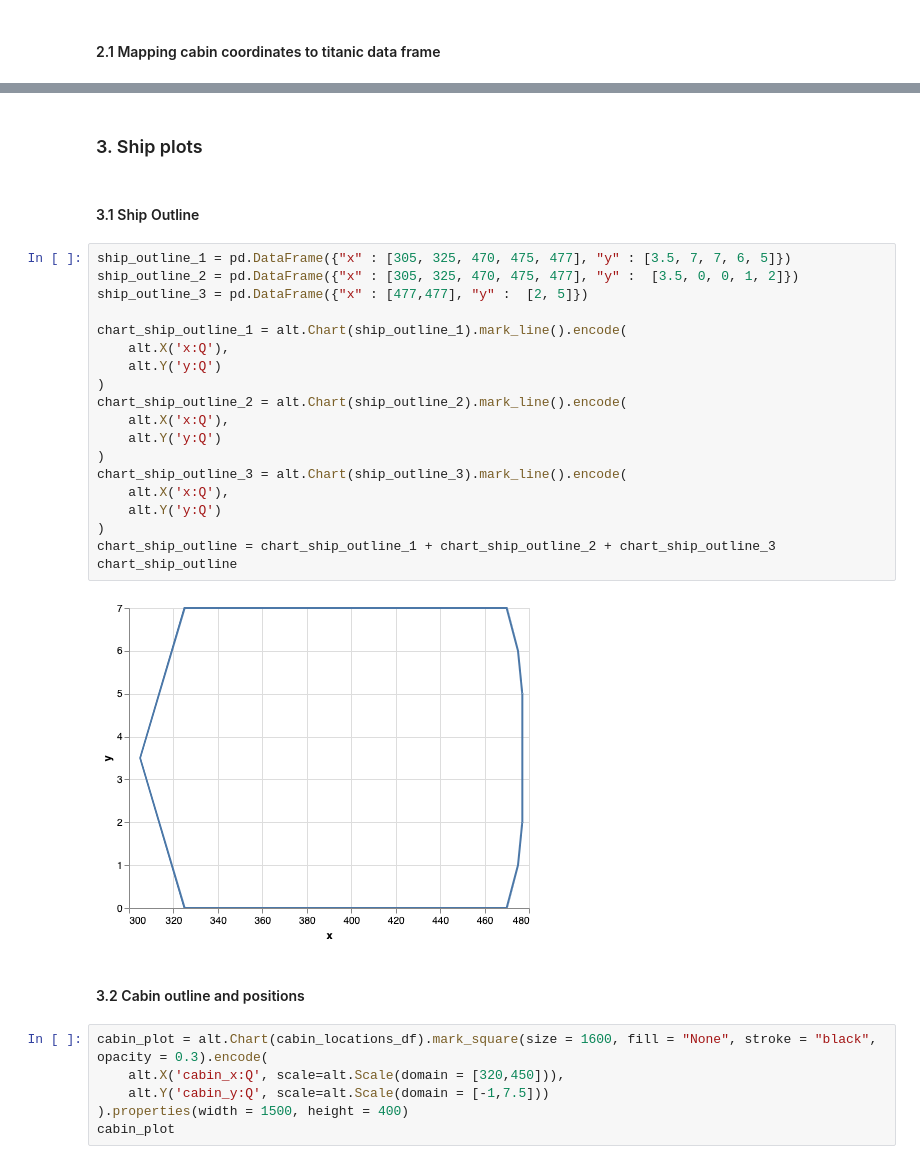
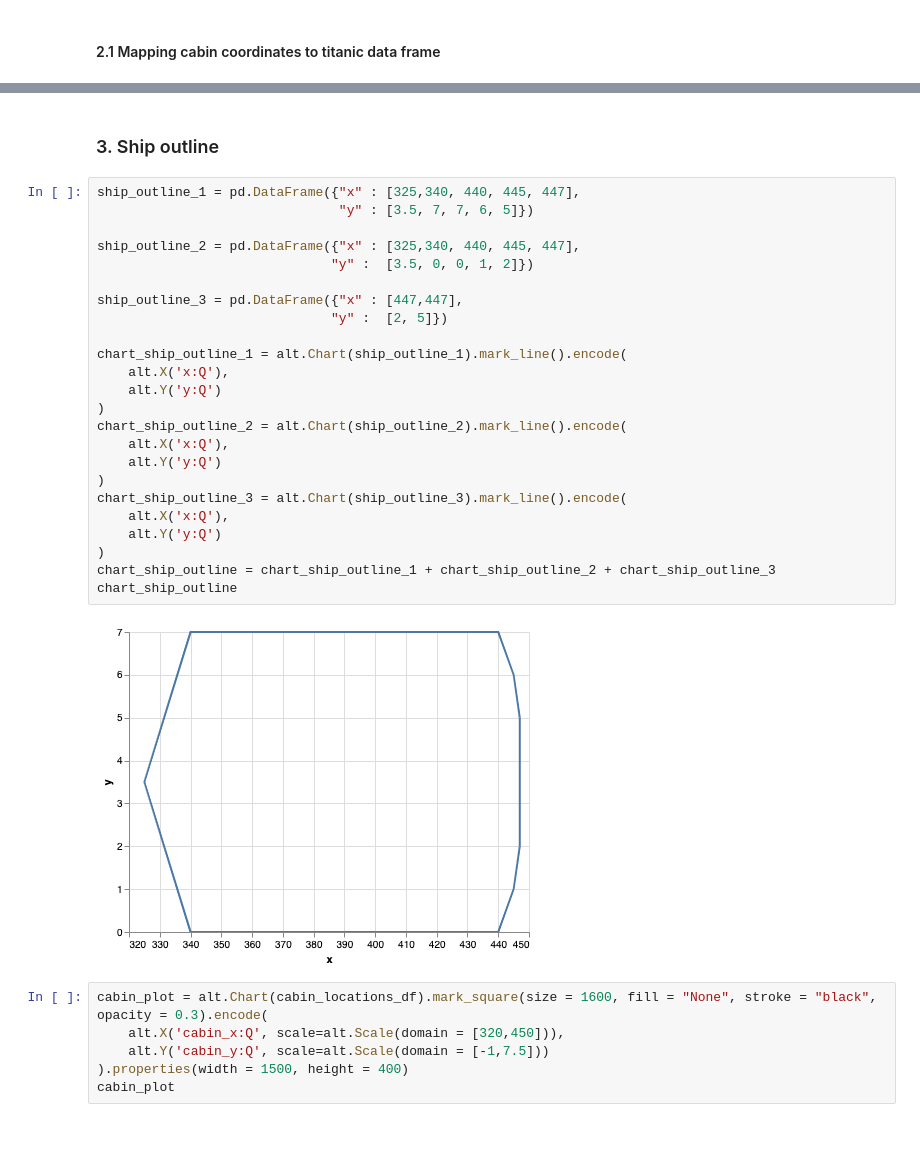
Before and after one commit to UBC-MDS/DSCI_532_GROUP_109, a Jupyter notebook: src/titanic_viz.ipynb, the cells around one changed output, grey strips where cells are left out. Drawn from its saved outputs; the diff is of its cells as text; blank space fills up the shorter version.

```diff
--- a/src/titanic_viz.ipynb
+++ b/src/titanic_viz.ipynb
@@ -132,32 +118,33 @@ titanic_passengers_by_cabin.reset_index("name")
 | A7 | Smith, Mr. James Clinch | 1 | 0 | male | 56 | 0 | 0 | 17764 | 30.6958 | C | None | ... |
 | A9 | Chevre, Mr. Paul Romaine | 1 | 1 | male | 45 | 0 | 0 | PC 17594 | 29.7 | C | 7 | ... |
 # %% [markdown]
-### 3. Ship plots
+### 3. Ship outline
-# %% [markdown]
-#### 3.1 Ship Outline
 # %%
-ship_outline_1 = pd.DataFrame({"x" : [305, 325, 470, 475, 477], "y" : [3.5, 7, 7, 6, 5]})
-ship_outline_2 = pd.DataFrame({"x" : [305, 325, 470, 475, 477], "y" :  [3.5, 0, 0, 1, 2]})
-ship_outline_3 = pd.DataFrame({"x" : [477,477], "y" :  [2, 5]})
+ship_outline_1 = pd.DataFrame({"x" : [325,340, 440, 445, 447],
+                               "y" : [3.5, 7, 7, 6, 5]})
+
+ship_outline_2 = pd.DataFrame({"x" : [325,340, 440, 445, 447],
+                              "y" :  [3.5, 0, 0, 1, 2]})
+
+ship_outline_3 = pd.DataFrame({"x" : [447,447],
+                              "y" :  [2, 5]})
 
 chart_ship_outline_1 = alt.Chart(ship_outline_1).mark_line().encode(
     alt.X('x:Q'),
     alt.Y('y:Q')
 )
 chart_ship_outline_2 = alt.Chart(ship_outline_2).mark_line().encode(
     alt.X('x:Q'),
     alt.Y('y:Q')
 )
 chart_ship_outline_3 = alt.Chart(ship_outline_3).mark_line().encode(
     alt.X('x:Q'),
     alt.Y('y:Q')
 )
 chart_ship_outline = chart_ship_outline_1 + chart_ship_outline_2 + chart_ship_outline_3
 chart_ship_outline
 # %% [output]
-[figure, old version]
+[figure, new version]
-# %% [markdown]
-#### 3.2 Cabin outline and positions
 # %%
 cabin_plot = alt.Chart(cabin_locations_df).mark_square(size = 1600, fill = "None", stroke = "black", opacity = 0.3).encode(
     alt.X('cabin_x:Q', scale=alt.Scale(domain = [320,450])),
```
Also changed, not shown: parts of 6 cells of this notebook.
